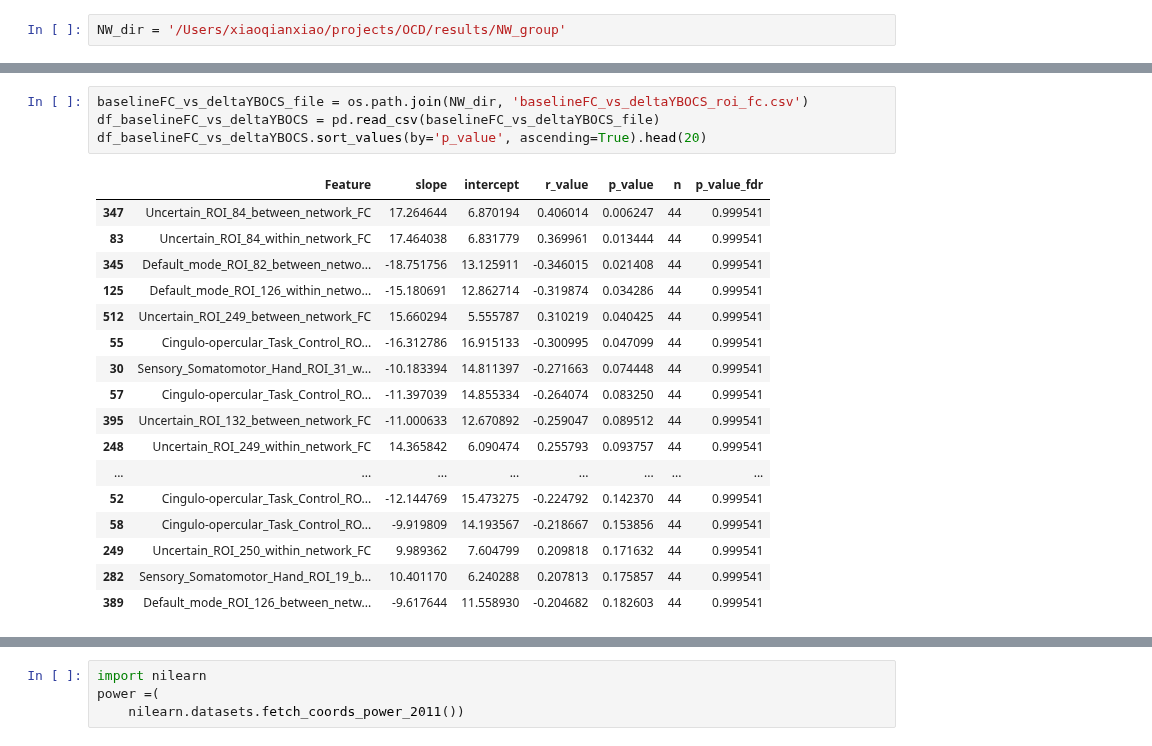
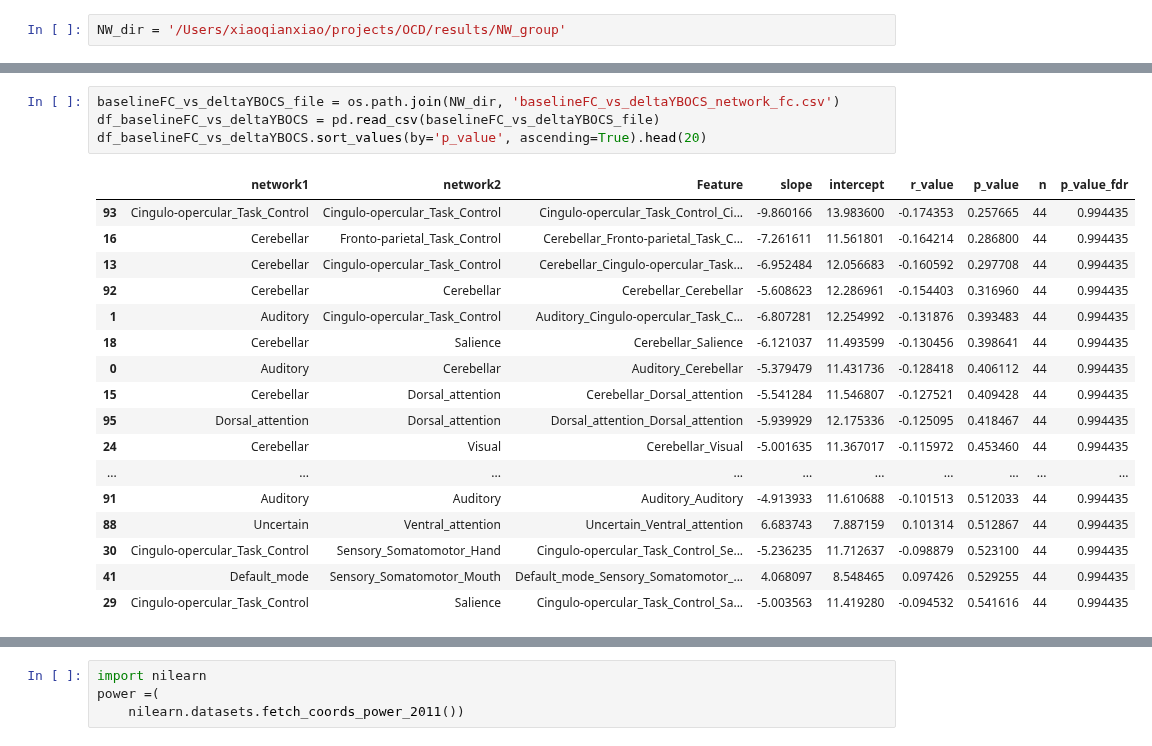
Before and after one commit to XiaoqianXiao/OCD_RO1, a Jupyter notebook: results_visualization.ipynb, the cells around one changed output, grey strips where cells are left out. Cells and saved outputs as stored; diff of their text form.

```diff
--- a/results_visualization.ipynb
+++ b/results_visualization.ipynb
@@ -232,23 +232,23 @@ df_group_diff.sort_values(by='p_value', ascending=True).head(20)
 # %%
-baselineFC_vs_deltaYBOCS_file = os.path.join(NW_dir, 'baselineFC_vs_deltaYBOCS_roi_fc.csv')
+baselineFC_vs_deltaYBOCS_file = os.path.join(NW_dir, 'baselineFC_vs_deltaYBOCS_network_fc.csv')
 df_baselineFC_vs_deltaYBOCS = pd.read_csv(baselineFC_vs_deltaYBOCS_file)
 df_baselineFC_vs_deltaYBOCS.sort_values(by='p_value', ascending=True).head(20)
 # %% [output]
-|  | Feature | slope | intercept | r_value | p_value | n | p_value_fdr |
-| 347 | Uncertain_ROI_84_between_network_FC | 17.264644 | 6.870194 | 0.406014 | 0.006247 | 44 | 0.999541 |
-| 83 | Uncertain_ROI_84_within_network_FC | 17.464038 | 6.831779 | 0.369961 | 0.013444 | 44 | 0.999541 |
-| 345 | Default_mode_ROI_82_between_netwo... | -18.751756 | 13.125911 | -0.346015 | 0.021408 | 44 | 0.999541 |
-| 125 | Default_mode_ROI_126_within_netwo... | -15.180691 | 12.862714 | -0.319874 | 0.034286 | 44 | 0.999541 |
-| 512 | Uncertain_ROI_249_between_network_FC | 15.660294 | 5.555787 | 0.310219 | 0.040425 | 44 | 0.999541 |
-| 55 | Cingulo-opercular_Task_Control_RO... | -16.312786 | 16.915133 | -0.300995 | 0.047099 | 44 | 0.999541 |
-| 30 | Sensory_Somatomotor_Hand_ROI_31_w... | -10.183394 | 14.811397 | -0.271663 | 0.074448 | 44 | 0.999541 |
-| 57 | Cingulo-opercular_Task_Control_RO... | -11.397039 | 14.855334 | -0.264074 | 0.083250 | 44 | 0.999541 |
-| 395 | Uncertain_ROI_132_between_network_FC | -11.000633 | 12.670892 | -0.259047 | 0.089512 | 44 | 0.999541 |
-| 248 | Uncertain_ROI_249_within_network_FC | 14.365842 | 6.090474 | 0.255793 | 0.093757 | 44 | 0.999541 |
-| ... | ... | ... | ... | ... | ... | ... | ... |
-| 52 | Cingulo-opercular_Task_Control_RO... | -12.144769 | 15.473275 | -0.224792 | 0.142370 | 44 | 0.999541 |
-| 58 | Cingulo-opercular_Task_Control_RO... | -9.919809 | 14.193567 | -0.218667 | 0.153856 | 44 | 0.999541 |
-| 249 | Uncertain_ROI_250_within_network_FC | 9.989362 | 7.604799 | 0.209818 | 0.171632 | 44 | 0.999541 |
-| 282 | Sensory_Somatomotor_Hand_ROI_19_b... | 10.401170 | 6.240288 | 0.207813 | 0.175857 | 44 | 0.999541 |
-| 389 | Default_mode_ROI_126_between_netw... | -9.617644 | 11.558930 | -0.204682 | 0.182603 | 44 | 0.999541 |
+|  | network1 | network2 | Feature | slope | intercept | r_value | p_value | n | p_value_fdr |
+| 93 | Cingulo-opercular_Task_Control | Cingulo-opercular_Task_Control | Cingulo-opercular_Task_Control_Ci... | -9.860166 | 13.983600 | -0.174353 | 0.257665 | 44 | 0.994435 |
+| 16 | Cerebellar | Fronto-parietal_Task_Control | Cerebellar_Fronto-parietal_Task_C... | -7.261611 | 11.561801 | -0.164214 | 0.286800 | 44 | 0.994435 |
+| 13 | Cerebellar | Cingulo-opercular_Task_Control | Cerebellar_Cingulo-opercular_Task... | -6.952484 | 12.056683 | -0.160592 | 0.297708 | 44 | 0.994435 |
+| 92 | Cerebellar | Cerebellar | Cerebellar_Cerebellar | -5.608623 | 12.286961 | -0.154403 | 0.316960 | 44 | 0.994435 |
+| 1 | Auditory | Cingulo-opercular_Task_Control | Auditory_Cingulo-opercular_Task_C... | -6.807281 | 12.254992 | -0.131876 | 0.393483 | 44 | 0.994435 |
+| 18 | Cerebellar | Salience | Cerebellar_Salience | -6.121037 | 11.493599 | -0.130456 | 0.398641 | 44 | 0.994435 |
+| 0 | Auditory | Cerebellar | Auditory_Cerebellar | -5.379479 | 11.431736 | -0.128418 | 0.406112 | 44 | 0.994435 |
+| 15 | Cerebellar | Dorsal_attention | Cerebellar_Dorsal_attention | -5.541284 | 11.546807 | -0.127521 | 0.409428 | 44 | 0.994435 |
+| 95 | Dorsal_attention | Dorsal_attention | Dorsal_attention_Dorsal_attention | -5.939929 | 12.175336 | -0.125095 | 0.418467 | 44 | 0.994435 |
+| 24 | Cerebellar | Visual | Cerebellar_Visual | -5.001635 | 11.367017 | -0.115972 | 0.453460 | 44 | 0.994435 |
+| ... | ... | ... | ... | ... | ... | ... | ... | ... | ... |
+| 91 | Auditory | Auditory | Auditory_Auditory | -4.913933 | 11.610688 | -0.101513 | 0.512033 | 44 | 0.994435 |
+| 88 | Uncertain | Ventral_attention | Uncertain_Ventral_attention | 6.683743 | 7.887159 | 0.101314 | 0.512867 | 44 | 0.994435 |
+| 30 | Cingulo-opercular_Task_Control | Sensory_Somatomotor_Hand | Cingulo-opercular_Task_Control_Se... | -5.236235 | 11.712637 | -0.098879 | 0.523100 | 44 | 0.994435 |
+| 41 | Default_mode | Sensory_Somatomotor_Mouth | Default_mode_Sensory_Somatomotor_... | 4.068097 | 8.548465 | 0.097426 | 0.529255 | 44 | 0.994435 |
+| 29 | Cingulo-opercular_Task_Control | Salience | Cingulo-opercular_Task_Control_Sa... | -5.003563 | 11.419280 | -0.094532 | 0.541616 | 44 | 0.994435 |
 # %%
```
Also changed, not shown: parts of 2 cells of this notebook, 1 other file.
